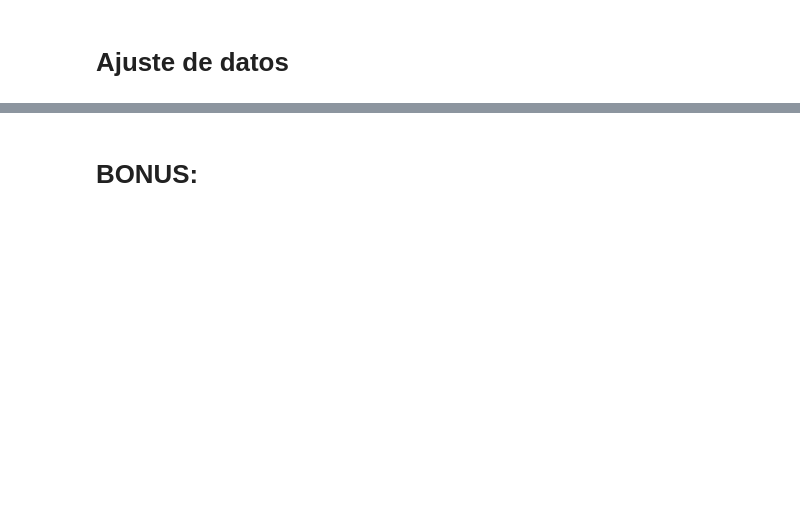
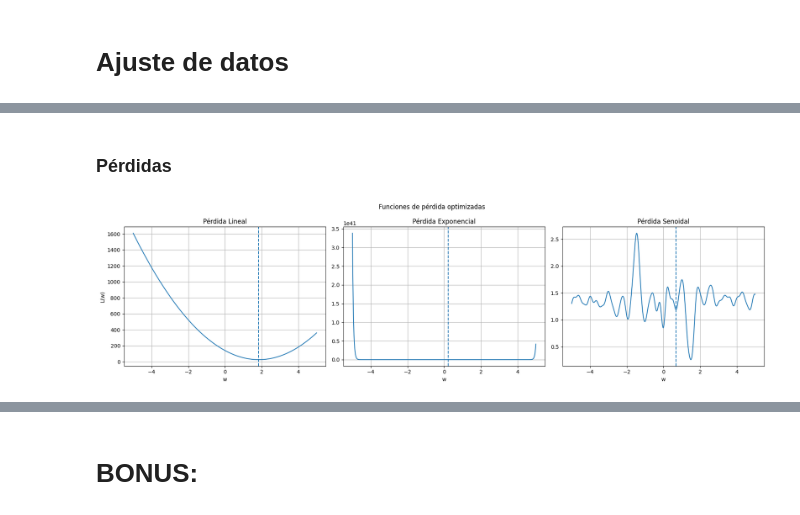
Before and after one commit to belentellechea/obligatorio_2_calculo, a Jupyter notebook: project.ipynb, the cells around one changed output, grey strips where cells are left out. Drawn from its saved outputs; the diff is of its cells as text; code cells hidden in the pictures; blank space fills up the shorter version.

```diff
--- a/project.ipynb
+++ b/project.ipynb
@@ -360,2 +464,65 @@ w = Variable()
+# %% [markdown]
+### Pérdidas
 # %%
-# Grafique datos y ajuste
+fig, axes = plt.subplots(
+    1,
+    3,
+    figsize=(18,5)
+)
+
+# Lineal
+ws = np.linspace(-5, 5, 500)
+
+axes[0].plot(
+    ws,
+    [loss_lin.eval(v) for v in ws]
+)
+
+axes[0].axvline(
+    w_lin,
+    linestyle="--"
+)
+
+axes[0].set_title("Pérdida Lineal")
+axes[0].set_xlabel("w")
+axes[0].set_ylabel("L(w)")
+axes[0].grid(True)
+
+# Exponencial
+axes[1].plot(
+    ws,
+    [loss_exp_model.eval(v) for v in ws]
+)
+
+axes[1].axvline(
+    w_exp,
+    linestyle="--"
+)
+
+axes[1].set_title("Pérdida Exponencial")
+axes[1].set_xlabel("w")
+axes[1].grid(True)
+
+# Senoidal
+axes[2].plot(
+    ws,
+    [loss_sin_model.eval(v) for v in ws]
+)
+
+axes[2].axvline(
+    w_sin,
+    linestyle="--"
+)
+
+axes[2].set_title("Pérdida Senoidal")
+axes[2].set_xlabel("w")
+axes[2].grid(True)
+
+plt.suptitle(
+    "Funciones de pérdida optimizadas"
+)
+
+plt.tight_layout()
+plt.show()
+# %% [output]
+[figure, added]
```
Also changed, not shown: parts of 10 cells of this notebook.
